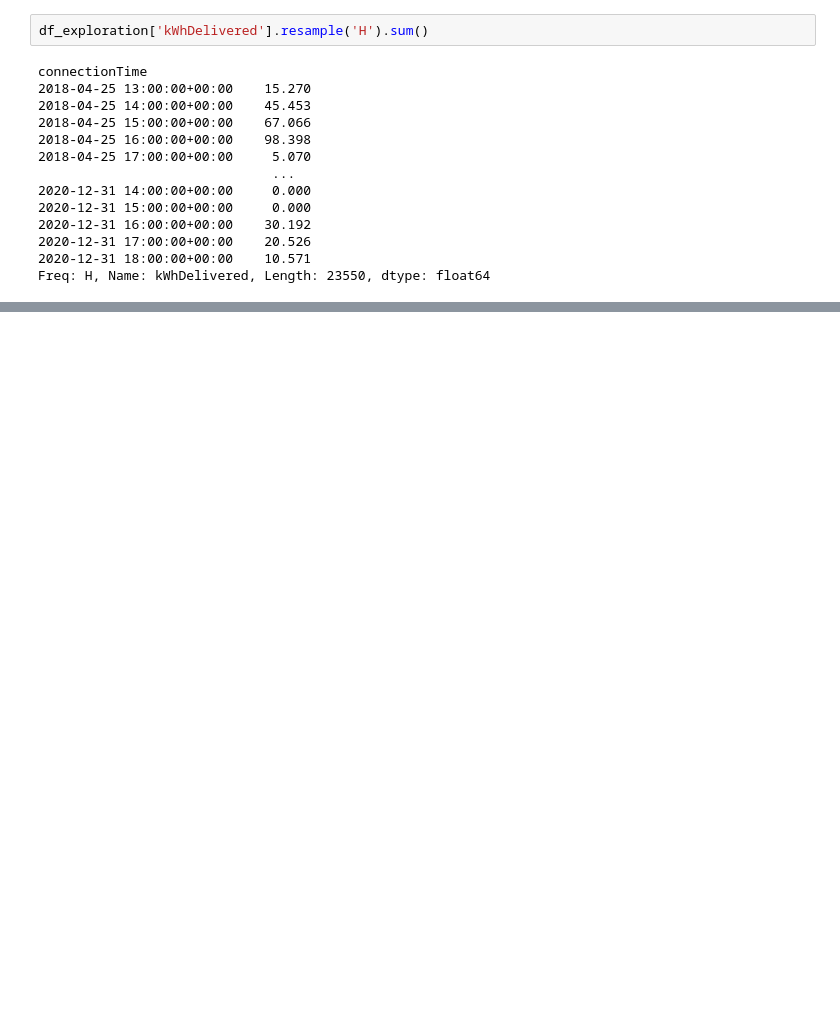
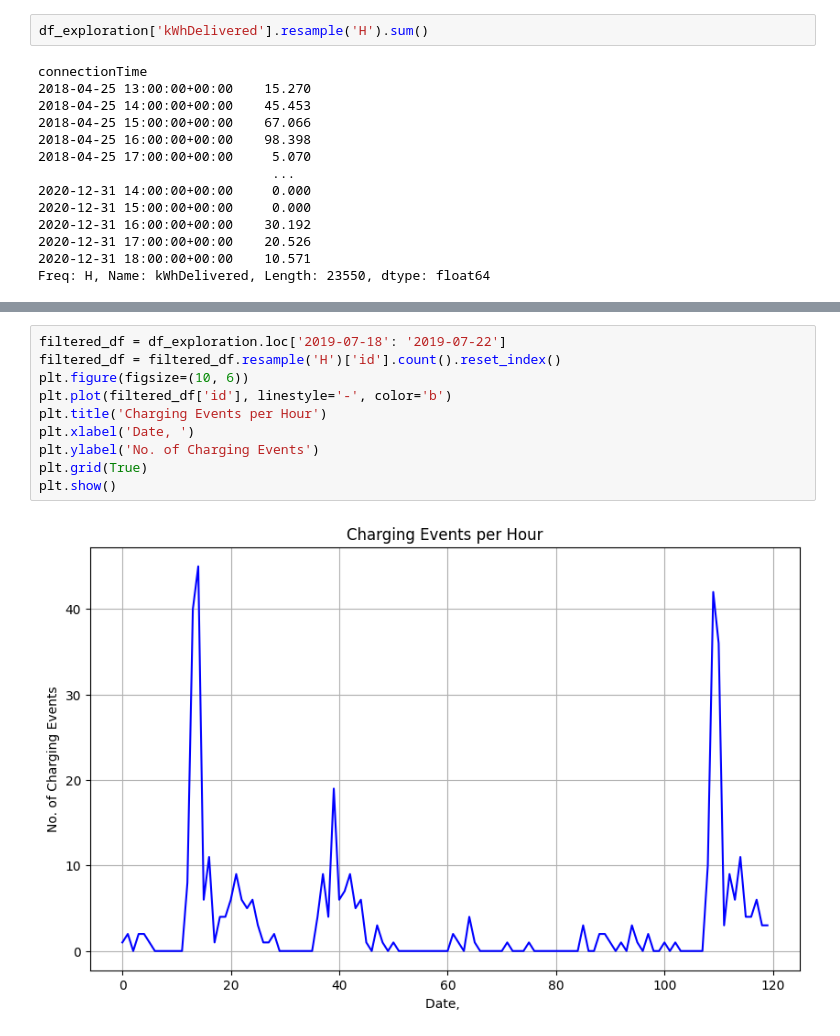
Before and after one commit to S0PEX/AA_Team_9_WS23, a Jupyter notebook: kpi.ipynb, the cells around one changed output, grey strips where cells are left out. Cells and saved outputs as stored; diff of their text form; blank space fills up the shorter version.

```diff
--- a/kpi.ipynb
+++ b/kpi.ipynb
@@ -103,0 +205,12 @@ Freq: H, Name: kWhDelivered, Length: 23550, dtype: float64
+# %%
+filtered_df = df_exploration.loc['2019-07-18': '2019-07-22']
+filtered_df = filtered_df.resample('H')['id'].count().reset_index()
+plt.figure(figsize=(10, 6))
+plt.plot(filtered_df['id'], linestyle='-', color='b')
+plt.title('Charging Events per Hour')
+plt.xlabel('Date, ')
+plt.ylabel('No. of Charging Events')
+plt.grid(True)
+plt.show()
+# %% [output]
+[figure, added]
```
Also changed, not shown: parts of 5 cells of this notebook.
